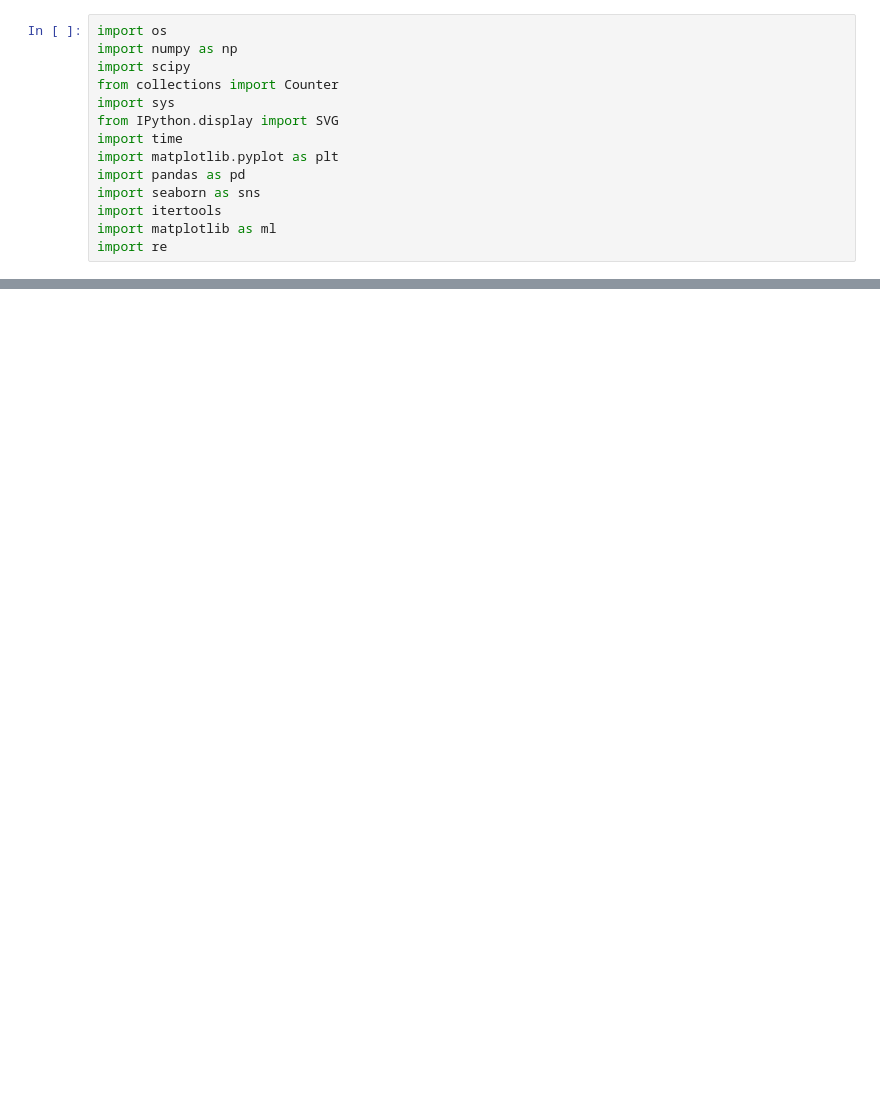
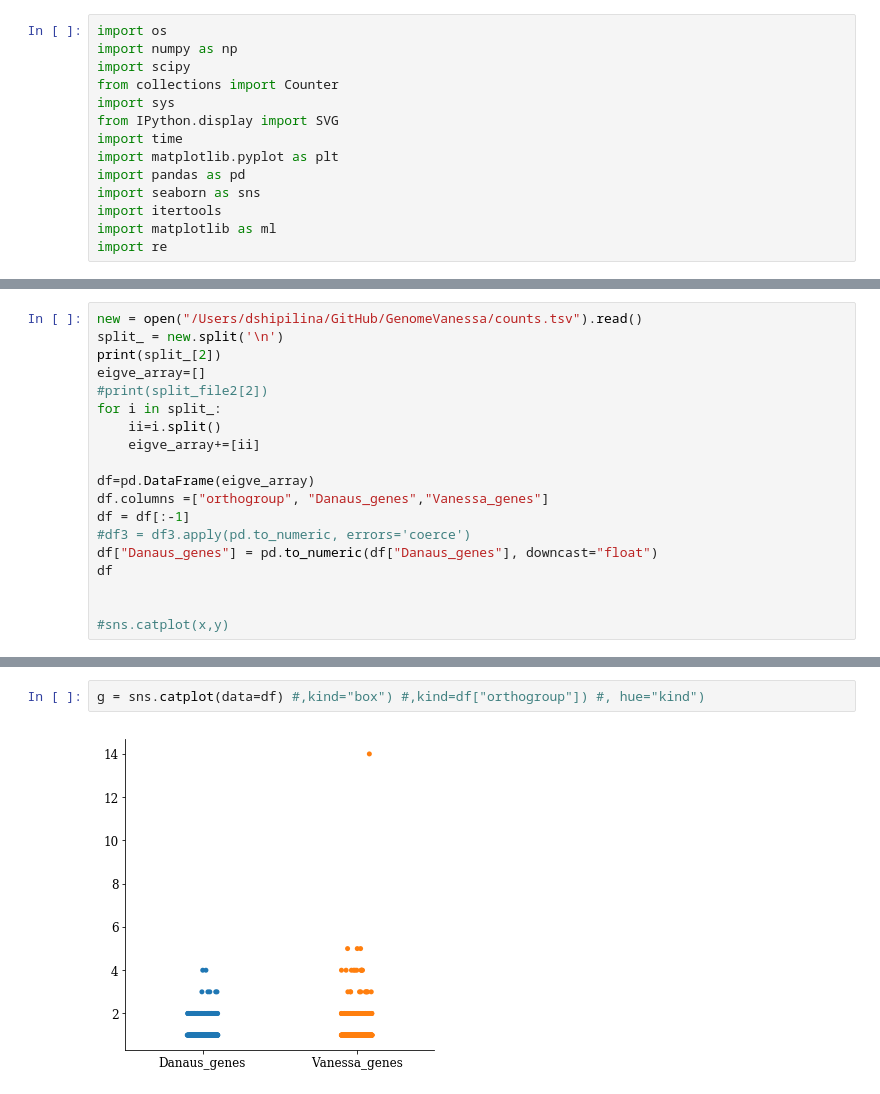
Before and after one commit to DaSh-bash/GenomeVanessa, a Jupyter notebook: VanessaAnnotation/TopGO_Data_Prep/TopGoPlot.ipynb, the cells around one changed output, grey strips where cells are left out. Saved outputs shown, nothing was run; the diff lists cells and outputs as text; blank space fills up the shorter version.

```diff
--- a/VanessaAnnotation/TopGO_Data_Prep/TopGoPlot.ipynb
+++ b/VanessaAnnotation/TopGO_Data_Prep/TopGoPlot.ipynb
@@ -79,0 +84,19 @@ plt.savefig("/Users/dshipilina/GitHub/Genome.pdf",bbox_inches="tight")
+# %%
+new = open("/Users/dshipilina/GitHub/GenomeVanessa/counts.tsv").read()
+split_ = new.split('\n')
+print(split_[2])
+eigve_array=[]
+#print(split_file2[2])
+for i in split_:
+    ii=i.split()
+    eigve_array+=[ii]
+
+df=pd.DataFrame(eigve_array)
+df.columns =["orthogroup", "Danaus_genes","Vanessa_genes"]
+df = df[:-1]
+#df3 = df3.apply(pd.to_numeric, errors='coerce')
+df["Danaus_genes"] = pd.to_numeric(df["Danaus_genes"], downcast="float")
+df
+
+
+#sns.catplot(x,y)
@@ -79,0 +128,4 @@ plt.savefig("/Users/dshipilina/GitHub/Genome.pdf",bbox_inches="tight")
+# %%
+g = sns.catplot(data=df) #,kind="box") #,kind=df["orthogroup"]) #, hue="kind")
+# %% [output]
+[figure, added]
```
Also changed, not shown: parts of 9 cells of this notebook, 8 other files.
